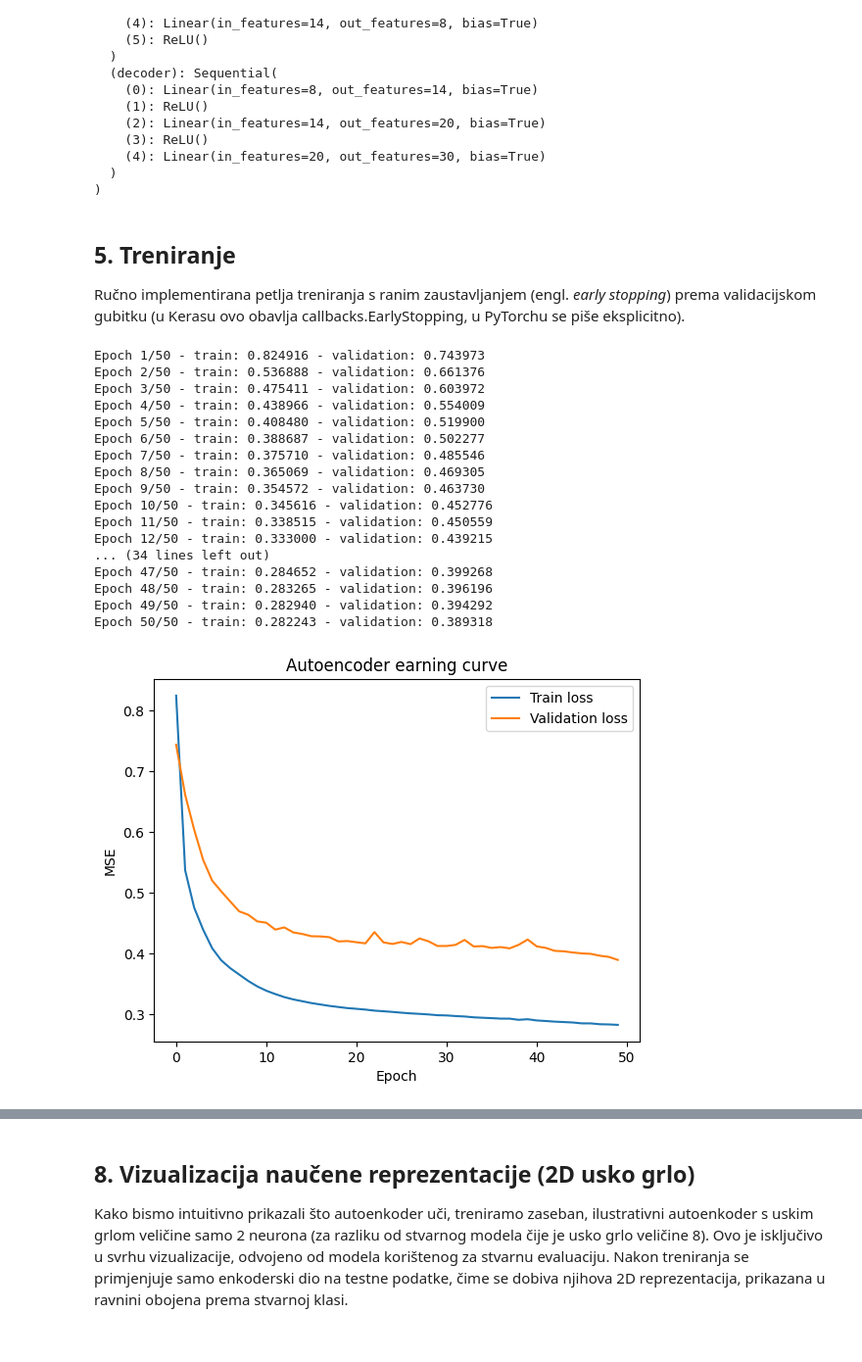
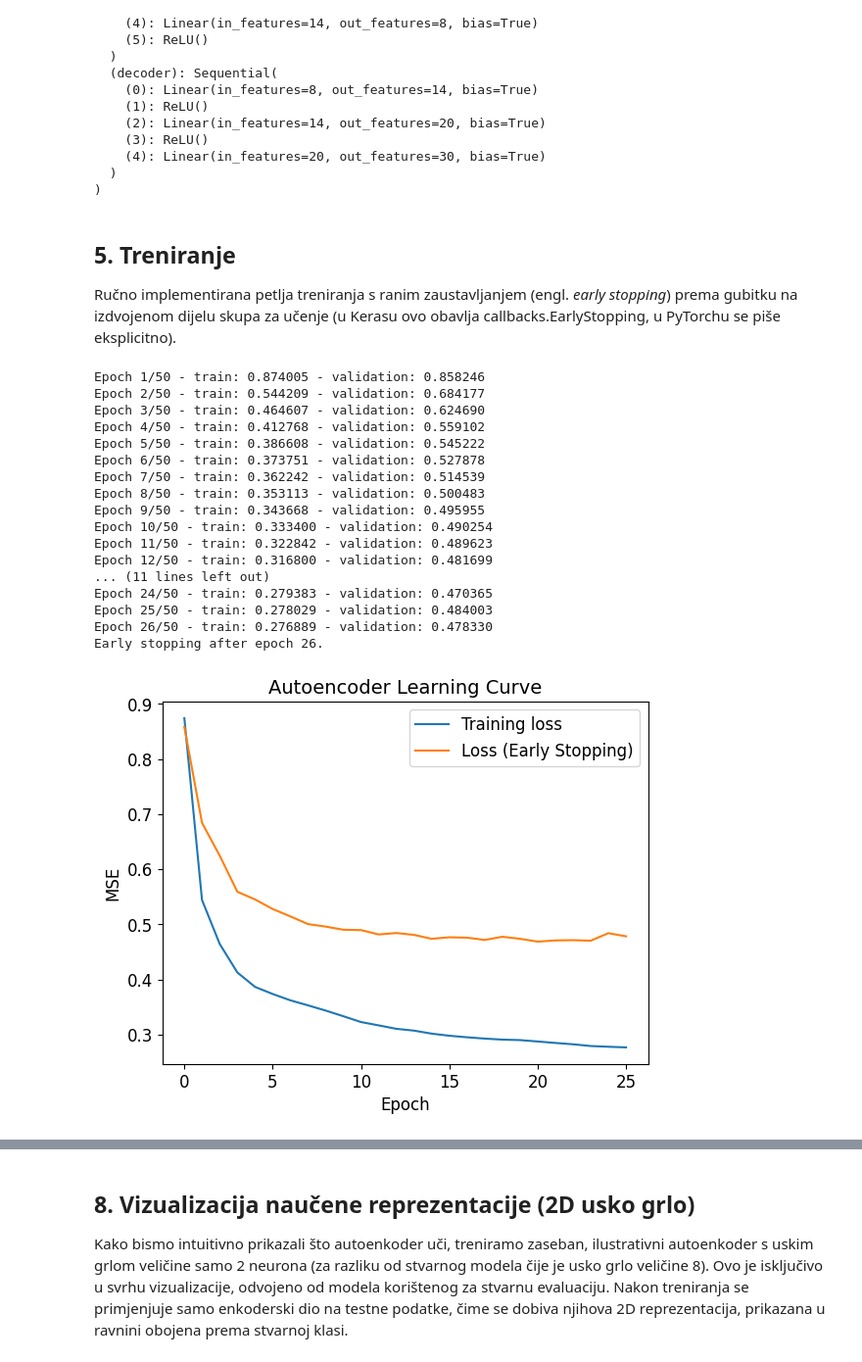
Before and after one commit to klarastankovic/anomaly-detection, a Jupyter notebook: autoencoder/autoencoder_pytorch.ipynb, the cells around one changed output, grey strips where cells are left out. Shown at 98% size. Drawn from its saved outputs; the diff is of its cells as text; code cells hidden in the pictures.

```diff
--- a/autoencoder/autoencoder_pytorch.ipynb
+++ b/autoencoder/autoencoder_pytorch.ipynb
@@ -7,13 +9,12 @@ Struktura prati poglavlje 4.5. završnog rada *Izrada prototipa sustava za detek
 # %%
-#!pip install -q kagglehub scikit-learn pandas matplotlib seaborn
-!pip install -q torch
+!pip install -q kagglehub scikit-learn pandas matplotlib seaborn joblib torch
 
 import kagglehub
 import pandas as pd
 import numpy as np
 import matplotlib.pyplot as plt
 import seaborn as sns
-from sklearn.preprocessing import RobustScaler
+import joblib
 from sklearn.metrics import (
     precision_score, recall_score, f1_score, confusion_matrix,
     roc_auc_score, average_precision_score, roc_curve, precision_recall_curve
@@ -28,6 +29,15 @@ np.random.seed(RANDOM_STATE)
 
 device = torch.device('cuda' if torch.cuda.is_available() else 'cpu')
 print(f"Koristi se uređaj: {device}")
+
+plt.rcParams.update({
+    'font.size': 12,
+    'axes.titlesize': 14,
+    'axes.labelsize': 12,
+    'xtick.labelsize': 12,
+    'ytick.labelsize': 12,
+    'legend.fontsize': 12,
+})
 # %% [output]
 Koristi se uređaj: cpu
 # %% [markdown]
@@ -85,0 +76,4 @@ Test (both classes): (85443, 30), Fraud rate: 0.1264 %
+# %%
+amount_scaler = joblib.load('amount_scaler_if.pkl')
+time_scaler = joblib.load('time_scaler_if.pkl')
+print("Both scalers uploaded successfully.")
@@ -98,8 +135,8 @@ class TransactionDataset(Dataset):
     def __getitem__(self, idx):
         return self.data[idx]
 
-train_loader = DataLoader(TransactionDataset(X_train), batch_size=256, shuffle=True)
-val_loader = DataLoader(TransactionDataset(X_val), batch_size=256, shuffle=False)
+train_loader = DataLoader(TransactionDataset(X_fit), batch_size=256, shuffle=True)
+earlystop_loader = DataLoader(TransactionDataset(X_earlystop), batch_size=256, shuffle=False)
 # %% [markdown]
 ## 4. Arhitektura autoenkodera
 
@@ -124,7 +161,7 @@ class Autoencoder(nn.Module):
         reconstruction = self.decoder(latent)
         return reconstruction
 
-input_dim = X_train.shape[1]
+input_dim = X_fit.shape[1]
 model = Autoencoder(input_dim).to(device)
 print(model)
 # %% [output]
@@ -148,7 +185,7 @@ Autoencoder(
 # %% [markdown]
 ## 5. Treniranje
 
-Ručno implementirana petlja treniranja s ranim zaustavljanjem (engl. *early stopping*) prema validacijskom gubitku (u Kerasu ovo obavlja callbacks.EarlyStopping, u PyTorchu se piše
+Ručno implementirana petlja treniranja s ranim zaustavljanjem (engl. *early stopping*) prema gubitku na izdvojenom dijelu skupa za učenje (u Kerasu ovo obavlja callbacks.EarlyStopping, u PyTorchu se piše
 eksplicitno).
 # %%
 criterion = nn.MSELoss()
@@ -177,53 +214,53 @@ for epoch in range(n_epochs):
 
     model.eval()
     epoch_val_loss = 0.0
     with torch.no_grad():
-        for batch in val_loader:
+        for batch in earlystop_loader:
             batch = batch.to(device)
             reconstruction = model(batch)
             loss = criterion(reconstruction, batch)
             epoch_val_loss += loss.item() * batch.size(0)
-    epoch_val_loss /= len(val_loader.dataset)
+    epoch_val_loss /= len(earlystop_loader.dataset)
 
     train_losses.append(epoch_train_loss)
     val_losses.append(epoch_val_loss)
     print(f"Epoch {epoch + 1}/{n_epochs} - train: {epoch_train_loss:.6f} - validation: {epoch_val_loss:.6f}")
 
     if epoch_val_loss < best_val_loss:
         best_val_loss = epoch_val_loss
         epochs_no_improve = 0
         best_state = {k: v.clone() for k, v in model.state_dict().items()}
     else:
         epochs_no_improve += 1
         if epochs_no_improve >= patience:
             print(f"Early stopping after epoch {epoch + 1}.")
             break
 
 model.load_state_dict(best_state)
 
-plt.plot(train_losses, label='Train loss')
-plt.plot(val_losses, label='Validation loss')
+plt.plot(train_losses, label='Training loss')
+plt.plot(val_losses, label='Loss (Early Stopping)')
 plt.xlabel('Epoch')
 plt.ylabel('MSE')
-plt.title('Autoencoder earning curve')
+plt.title('Autoencoder Learning Curve')
 plt.legend()
 plt.show()
 # %% [output]
-Epoch 1/50 - train: 0.824916 - validation: 0.743973
-Epoch 2/50 - train: 0.536888 - validation: 0.661376
-Epoch 3/50 - train: 0.475411 - validation: 0.603972
-Epoch 4/50 - train: 0.438966 - validation: 0.554009
-Epoch 5/50 - train: 0.408480 - validation: 0.519900
-Epoch 6/50 - train: 0.388687 - validation: 0.502277
-Epoch 7/50 - train: 0.375710 - validation: 0.485546
-Epoch 8/50 - train: 0.365069 - validation: 0.469305
-Epoch 9/50 - train: 0.354572 - validation: 0.463730
-Epoch 10/50 - train: 0.345616 - validation: 0.452776
-Epoch 11/50 - train: 0.338515 - validation: 0.450559
-Epoch 12/50 - train: 0.333000 - validation: 0.439215
-... (34 lines left out)
-Epoch 47/50 - train: 0.284652 - validation: 0.399268
-Epoch 48/50 - train: 0.283265 - validation: 0.396196
-Epoch 49/50 - train: 0.282940 - validation: 0.394292
-Epoch 50/50 - train: 0.282243 - validation: 0.389318
+Epoch 1/50 - train: 0.874005 - validation: 0.858246
+Epoch 2/50 - train: 0.544209 - validation: 0.684177
+Epoch 3/50 - train: 0.464607 - validation: 0.624690
+Epoch 4/50 - train: 0.412768 - validation: 0.559102
+Epoch 5/50 - train: 0.386608 - validation: 0.545222
+Epoch 6/50 - train: 0.373751 - validation: 0.527878
+Epoch 7/50 - train: 0.362242 - validation: 0.514539
+Epoch 8/50 - train: 0.353113 - validation: 0.500483
+Epoch 9/50 - train: 0.343668 - validation: 0.495955
+Epoch 10/50 - train: 0.333400 - validation: 0.490254
+Epoch 11/50 - train: 0.322842 - validation: 0.489623
+Epoch 12/50 - train: 0.316800 - validation: 0.481699
+... (11 lines left out)
+Epoch 24/50 - train: 0.279383 - validation: 0.470365
+Epoch 25/50 - train: 0.278029 - validation: 0.484003
+Epoch 26/50 - train: 0.276889 - validation: 0.478330
+Early stopping after epoch 26.
-[figure, old version]
+[figure, new version]
```
Also changed, not shown: parts of 20 cells of this notebook, 2 other files.
